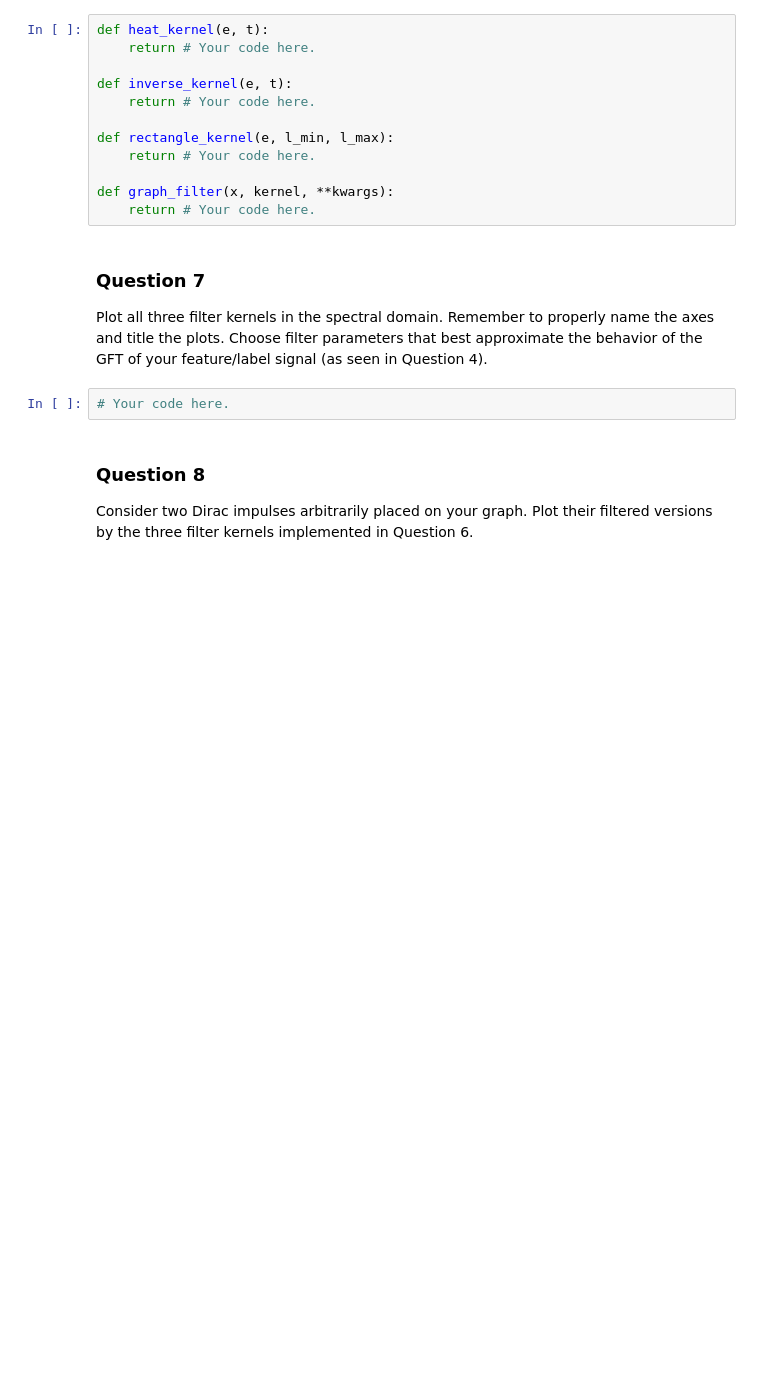
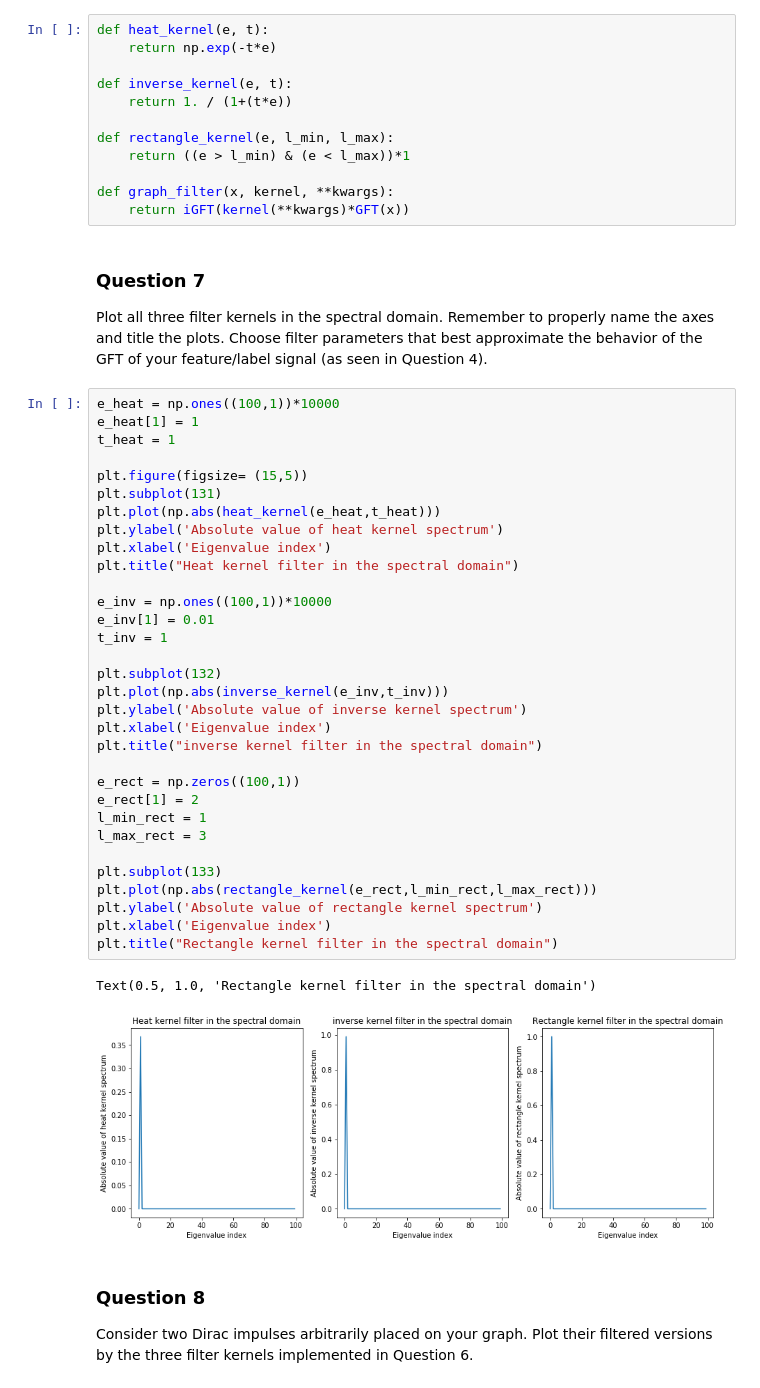
Before and after one commit to AgentAGadge/ntds_2018, a Jupyter notebook: milestones/4_graph_signal_processing.ipynb, the cells around one changed output. Cells and saved outputs as stored; diff of their text form; blank space fills up the shorter version.

```diff
--- a/milestones/4_graph_signal_processing.ipynb
+++ b/milestones/4_graph_signal_processing.ipynb
@@ -246,22 +247,55 @@ Implement the following three filter kernels and the graph filtering operation.
       One can then defer the keyword-value assignment to the `kernel` call: `foo = kernel(bar, **kwargs)`.
 # %%
 def heat_kernel(e, t):
-    return # Your code here.
+    return np.exp(-t*e)
 
 def inverse_kernel(e, t):
-    return # Your code here.
+    return 1. / (1+(t*e))
 
 def rectangle_kernel(e, l_min, l_max):
-    return # Your code here.
+    return ((e > l_min) & (e < l_max))*1
 
 def graph_filter(x, kernel, **kwargs):
-    return # Your code here.
+    return iGFT(kernel(**kwargs)*GFT(x))
 # %% [markdown]
 ### Question 7
 
 Plot all three filter kernels in the spectral domain. Remember to properly name the axes and title the plots. Choose filter parameters that best approximate the behavior of the GFT of your feature/label signal (as seen in Question 4).
-# %%
-# Your code here.
+# %%
+e_heat = np.ones((100,1))*10000
+e_heat[1] = 1
+t_heat = 1
+
+plt.figure(figsize= (15,5))
+plt.subplot(131)
+plt.plot(np.abs(heat_kernel(e_heat,t_heat)))
+plt.ylabel('Absolute value of heat kernel spectrum')
+plt.xlabel('Eigenvalue index')
+plt.title("Heat kernel filter in the spectral domain")
+
+e_inv = np.ones((100,1))*10000
+e_inv[1] = 0.01
+t_inv = 1
+
+plt.subplot(132)
+plt.plot(np.abs(inverse_kernel(e_inv,t_inv)))
+plt.ylabel('Absolute value of inverse kernel spectrum')
+plt.xlabel('Eigenvalue index')
+plt.title("inverse kernel filter in the spectral domain")
+
+e_rect = np.zeros((100,1))
+e_rect[1] = 2
+l_min_rect = 1
+l_max_rect = 3
+
+plt.subplot(133)
+plt.plot(np.abs(rectangle_kernel(e_rect,l_min_rect,l_max_rect)))
+plt.ylabel('Absolute value of rectangle kernel spectrum')
+plt.xlabel('Eigenvalue index')
+plt.title("Rectangle kernel filter in the spectral domain")
+# %% [output]
+Text(0.5, 1.0, 'Rectangle kernel filter in the spectral domain')
+[figure, added]
 # %% [markdown]
 ### Question 8
 
```
Also changed, not shown: parts of 3 cells of this notebook.
